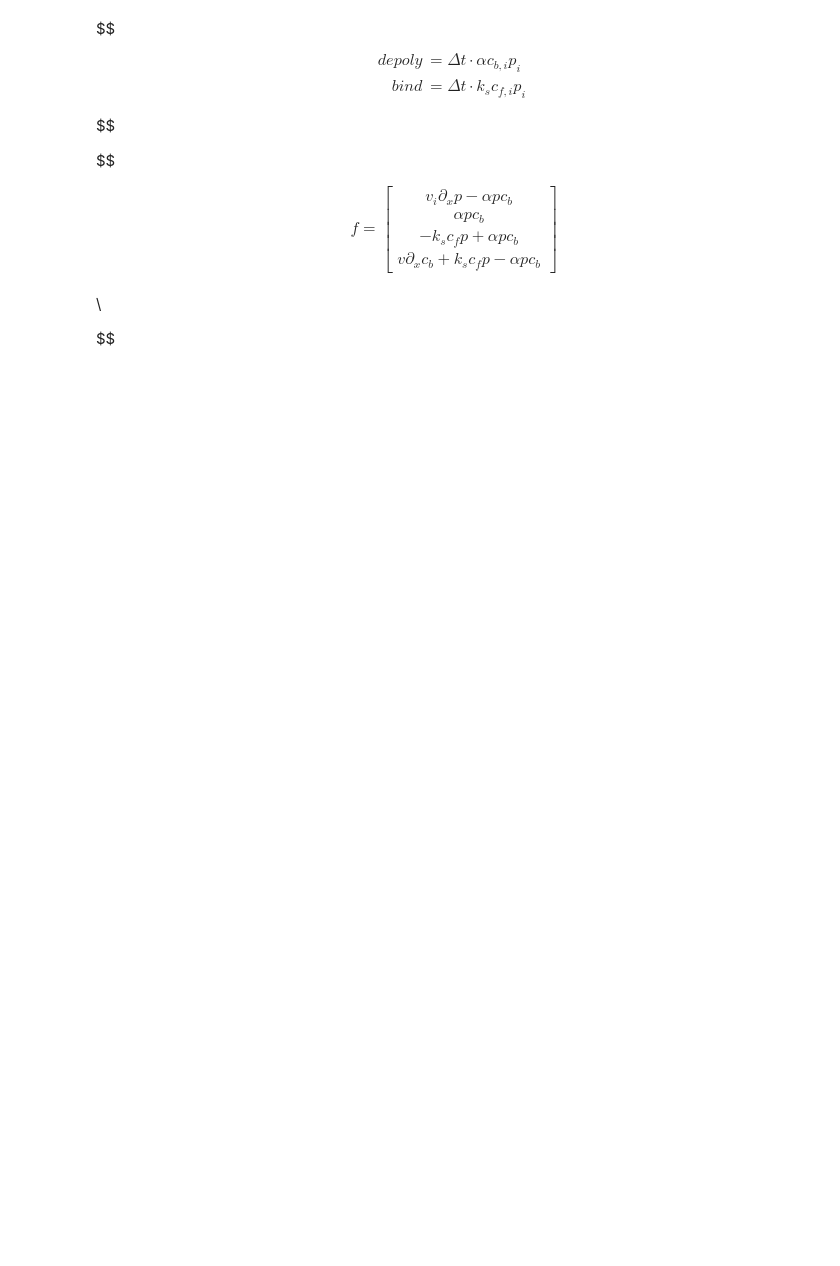
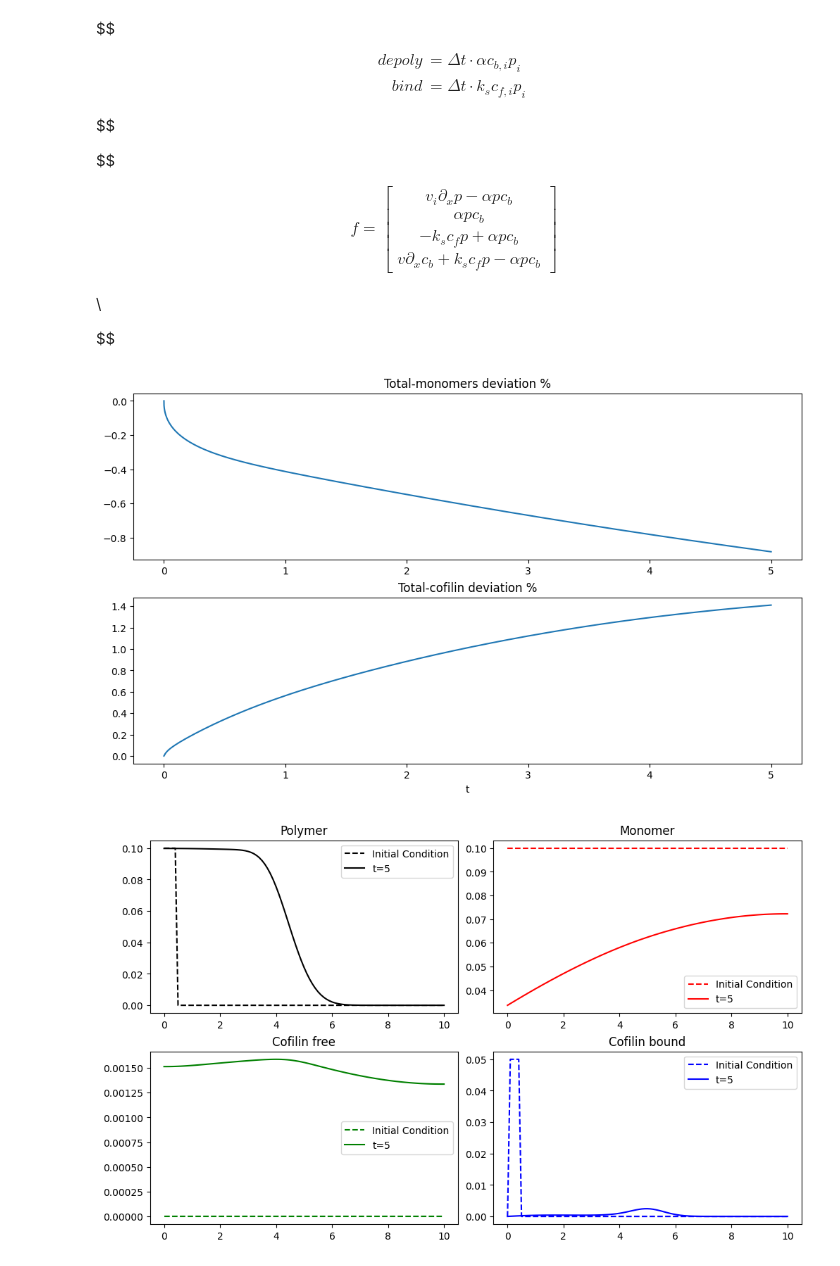
Before and after one commit to nadav7679/actin-cortex, a Jupyter notebook: finite_difference/finite_difference.ipynb, the cells around one changed output. Saved outputs shown, nothing was run; the diff lists cells and outputs as text; code cells hidden in the pictures; blank space fills up the shorter version.

```diff
--- a/finite_difference/finite_difference.ipynb
+++ b/finite_difference/finite_difference.ipynb
@@ -344,7 +344,7 @@ def mass_sum(**kwargs):
 
 
 
-sol = solver(I, L, T, 0.1, 1e-5, user_action=mass_sum, alpha_func=lambda y: 10*math.tanh(0.5*y), completion_run=True, tolerance=1e-6)
+sol = solver(I, L, T, 0.1, 1e-5, user_action=mass_sum, alpha_func=lambda y: 10*math.tanh(0.5*y), completion_run=False, tolerance=1e-6)
 # %%
 def plot_solution(I, T, p, m, cf, cb, x, t, size=(10, 6), completion_run=False, plot_initial=True):
     fig, axes = plt.subplots(2, 2, figsize=size, layout='constrained')
@@ -364,31 +364,34 @@ def plot_solution(I, T, p, m, cf, cb, x, t, size=(10, 6), completion_run=False,
         "p": "black",
         "m": "red",
         "cf": "green",
         "cb": "blue",
     }
 
     solution_label = f"t={T} (Final)" if completion_run else f"t={T}"
     for ax, title, y, init in zip(axes.flat, titles, solutions.keys(), I):
         initial_condition = np.vectorize(init, otypes=[float])(x)
 
         ax.set_title(title)
         ax.plot(x, initial_condition, styles[y], ls="--", label="Initial Condition")
         ax.plot(x, solutions[y], styles[y], label=solution_label)
         ax.legend()
 
 def plot_errors(monomers, cofilin, t, size=(10, 6)):
     monomers_error = 100*(monomers - monomers[0])/monomers[0]
     cofilin_error = 100*(cofilin - cofilin[0])/cofilin[0]
 
     fig, axes = plt.subplots(2, 1, figsize=size, layout='constrained')
 
     axes[0].plot(t, monomers_error)
     axes[0].set_title("Total-monomers deviation %")
 
     axes[1].plot(t, cofilin_error)
     axes[1].set_title("Total-cofilin deviation %")
     axes[1].set_xlabel("t")
 
 
 plot_errors(monomers, cofilin, sol[-1])
-plot_solution(I, T, *sol, completion_run=True)
+plot_solution(I, T, *sol, completion_run=False)
+# %% [output]
+[figure, added]
+[figure, added]
```
Also changed, not shown: parts of 1 cell of this notebook.
